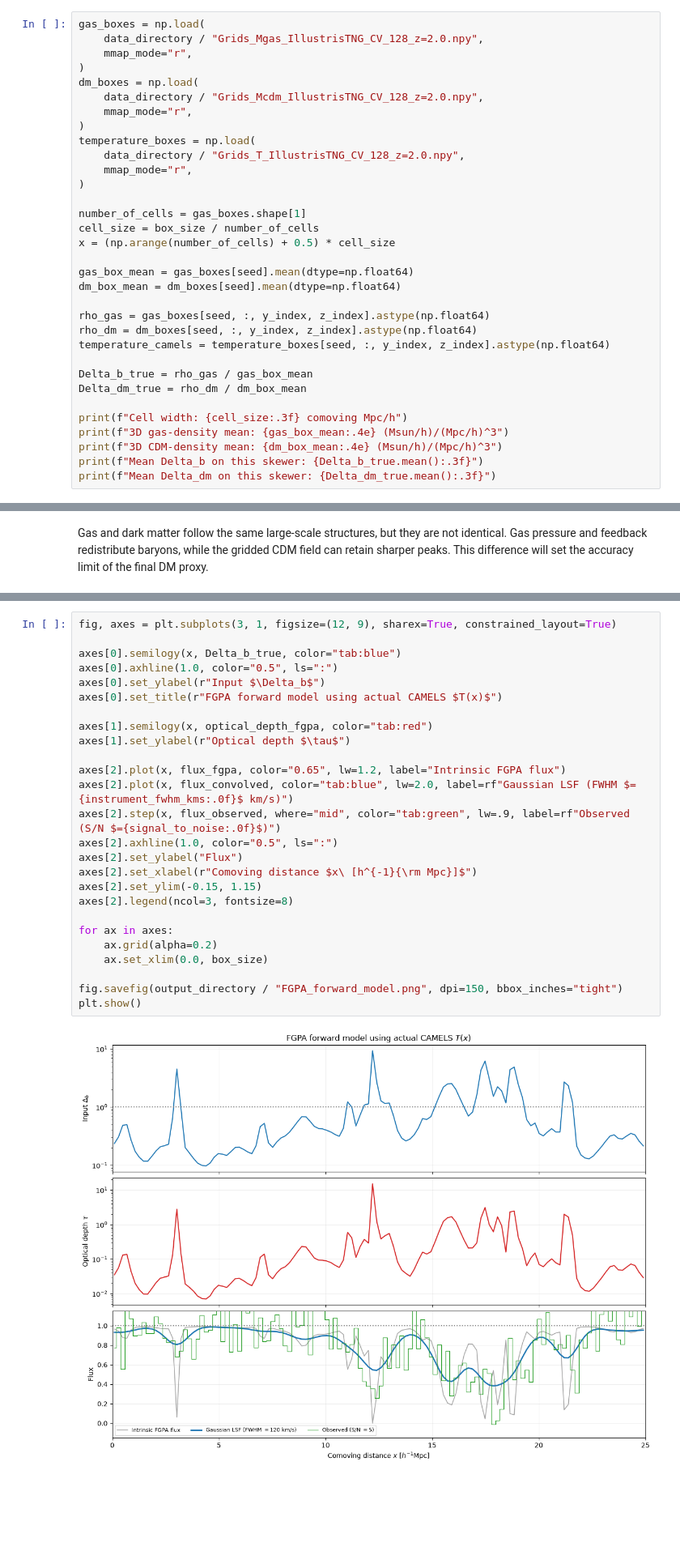
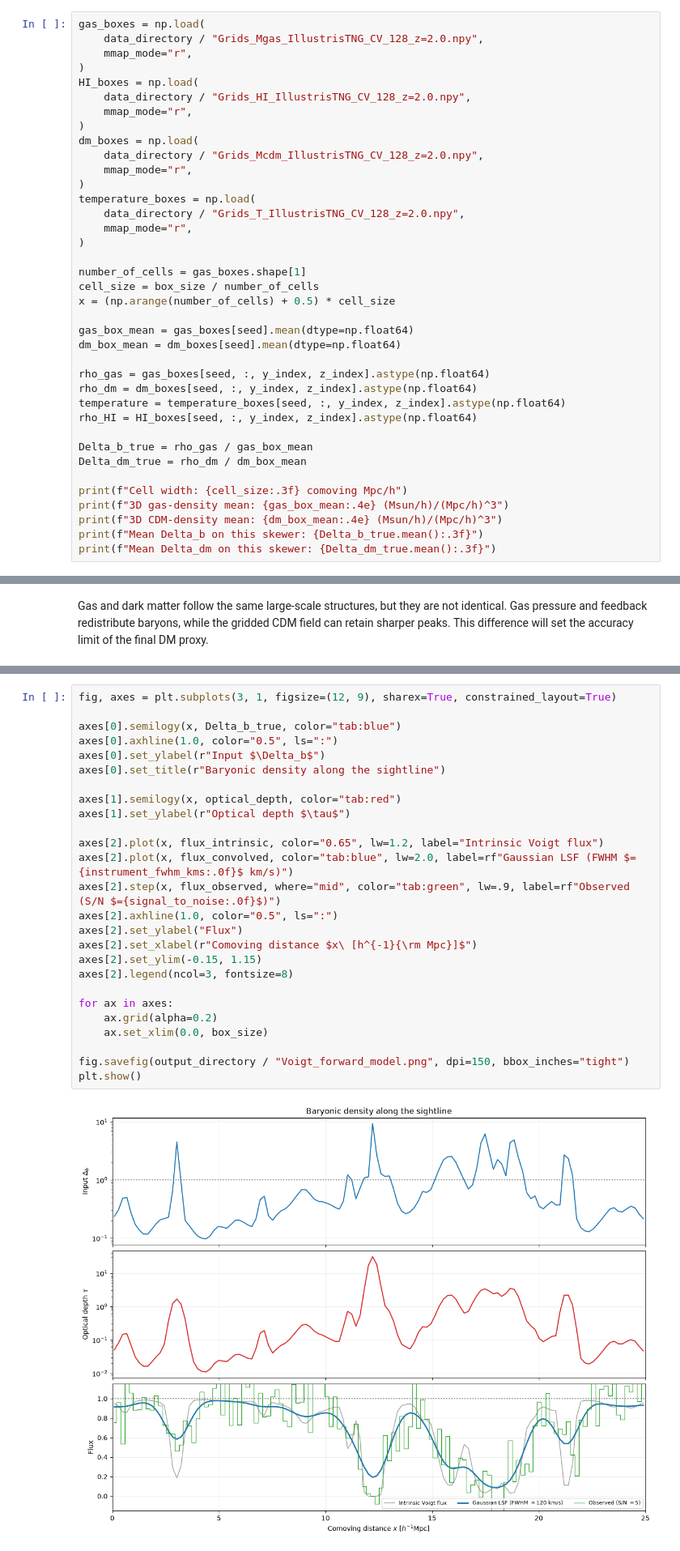
Before and after one commit to soumak-maitra/CC2-ML_for_Cosmological_Fields, a Jupyter notebook: Hands-On/Lya_forest_FGPA_inversion.ipynb, the cells around one changed output, grey strips where cells are left out. Shown at 81% size. Saved outputs shown, nothing was run; the diff lists cells and outputs as text; blank space fills up the shorter version.

```diff
--- a/Hands-On/Lya_forest_FGPA_inversion.ipynb
+++ b/Hands-On/Lya_forest_FGPA_inversion.ipynb
@@ -57,6 +56,10 @@ $\Delta$ is the overdensity factor used in most Lyα work; $\delta$ is the densi
 # %%
 gas_boxes = np.load(
     data_directory / "Grids_Mgas_IllustrisTNG_CV_128_z=2.0.npy",
+    mmap_mode="r",
+)
+HI_boxes = np.load(
+    data_directory / "Grids_HI_IllustrisTNG_CV_128_z=2.0.npy",
     mmap_mode="r",
 )
 dm_boxes = np.load(
@@ -77,7 +80,8 @@ dm_box_mean = dm_boxes[seed].mean(dtype=np.float64)
 
 rho_gas = gas_boxes[seed, :, y_index, z_index].astype(np.float64)
 rho_dm = dm_boxes[seed, :, y_index, z_index].astype(np.float64)
-temperature_camels = temperature_boxes[seed, :, y_index, z_index].astype(np.float64)
+temperature = temperature_boxes[seed, :, y_index, z_index].astype(np.float64)
+rho_HI = HI_boxes[seed, :, y_index, z_index].astype(np.float64)
 
 Delta_b_true = rho_gas / gas_box_mean
 Delta_dm_true = rho_dm / dm_box_mean
@@ -241,29 +257,29 @@ S/N = 5.0 per native pixel; sigma_F = 0.2000
 # %%
 fig, axes = plt.subplots(3, 1, figsize=(12, 9), sharex=True, constrained_layout=True)
 
 axes[0].semilogy(x, Delta_b_true, color="tab:blue")
 axes[0].axhline(1.0, color="0.5", ls=":")
 axes[0].set_ylabel(r"Input $\Delta_b$")
-axes[0].set_title(r"FGPA forward model using actual CAMELS $T(x)$")
+axes[0].set_title(r"Baryonic density along the sightline")
 
-axes[1].semilogy(x, optical_depth_fgpa, color="tab:red")
+axes[1].semilogy(x, optical_depth, color="tab:red")
 axes[1].set_ylabel(r"Optical depth $\tau$")
 
-axes[2].plot(x, flux_fgpa, color="0.65", lw=1.2, label="Intrinsic FGPA flux")
+axes[2].plot(x, flux_intrinsic, color="0.65", lw=1.2, label="Intrinsic Voigt flux")
 axes[2].plot(x, flux_convolved, color="tab:blue", lw=2.0, label=rf"Gaussian LSF (FWHM $={instrument_fwhm_kms:.0f}$ km/s)")
 axes[2].step(x, flux_observed, where="mid", color="tab:green", lw=.9, label=rf"Observed (S/N $={signal_to_noise:.0f}$)")
 axes[2].axhline(1.0, color="0.5", ls=":")
 axes[2].set_ylabel("Flux")
 axes[2].set_xlabel(r"Comoving distance $x\ [h^{-1}{\rm Mpc}]$")
 axes[2].set_ylim(-0.15, 1.15)
 axes[2].legend(ncol=3, fontsize=8)
 
 for ax in axes:
     ax.grid(alpha=0.2)
     ax.set_xlim(0.0, box_size)
 
-fig.savefig(output_directory / "FGPA_forward_model.png", dpi=150, bbox_inches="tight")
+fig.savefig(output_directory / "Voigt_forward_model.png", dpi=150, bbox_inches="tight")
 plt.show()
 # %% [output]
-[figure, old version]
+[figure, new version]
 # %% [markdown]
```
Also changed, not shown: parts of 15 cells of this notebook, 17 other files.
